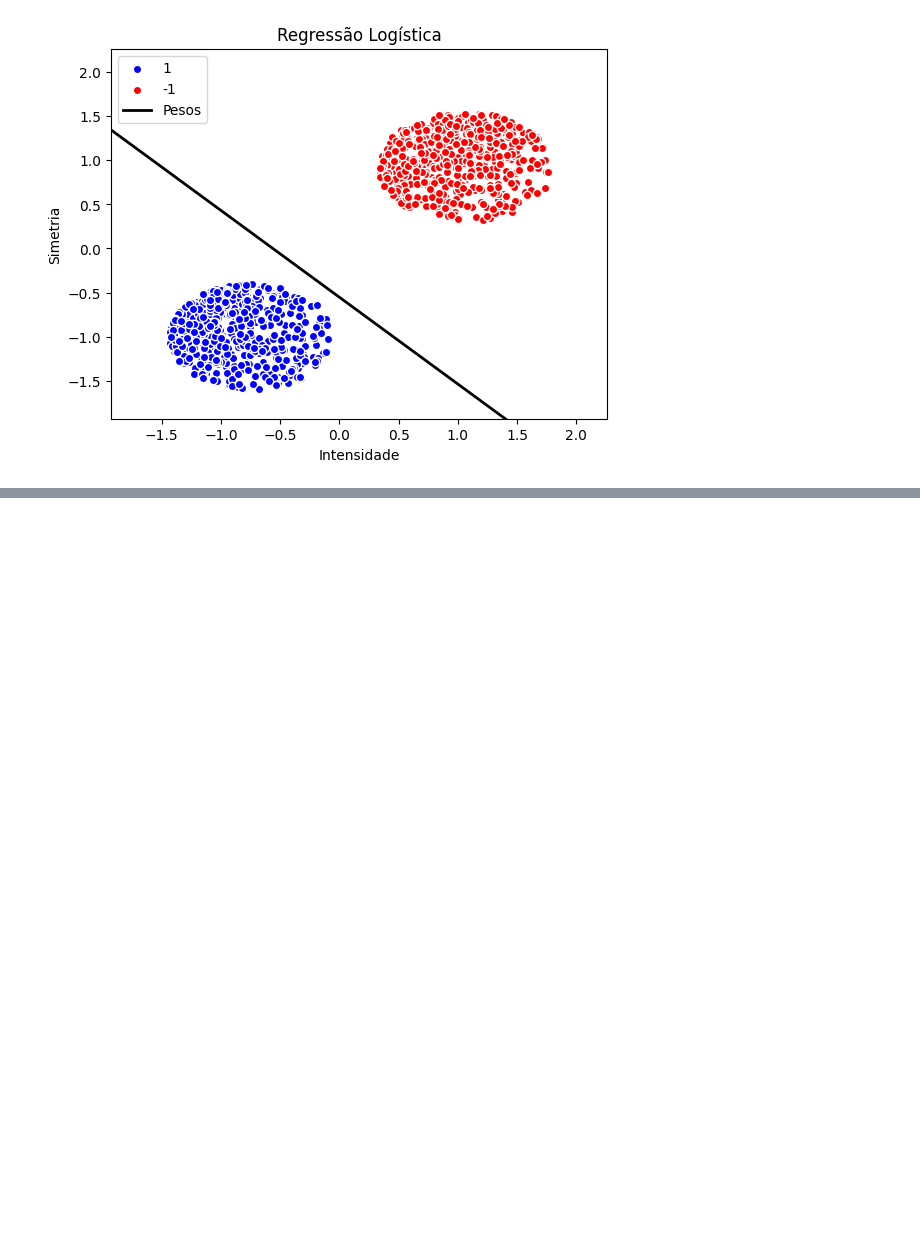
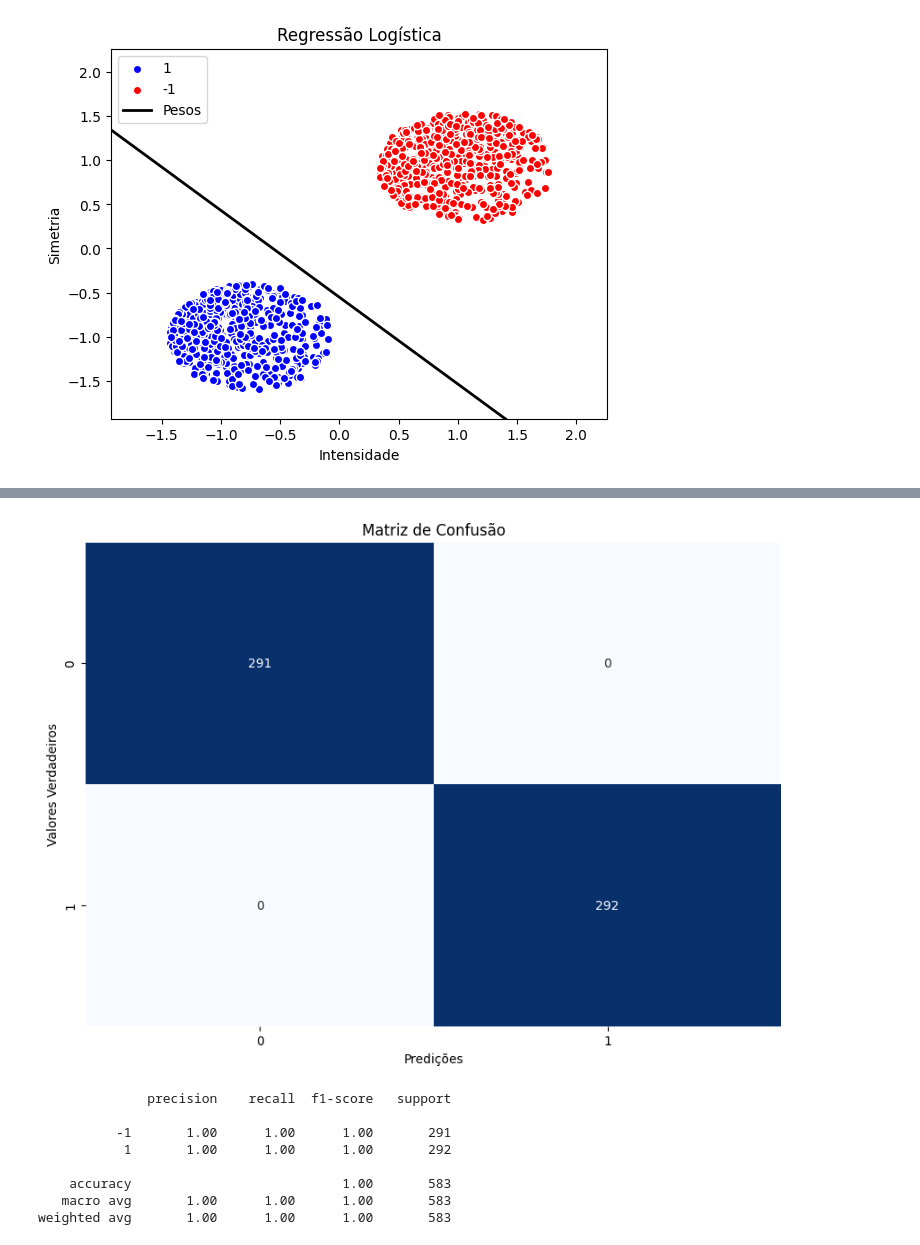
Before and after one commit to Gabyzera/ufpb_am, a Jupyter notebook: reconhecimento_digitos/src/main.ipynb, the cells around one changed output, grey strips where cells are left out. Saved outputs shown, nothing was run; the diff lists cells and outputs as text; code cells hidden in the pictures; blank space fills up the shorter version.

```diff
--- a/reconhecimento_digitos/src/main.ipynb
+++ b/reconhecimento_digitos/src/main.ipynb
@@ -120,0 +154,16 @@ regressao_logistica.plotagem_regressao_logistica(X_train, y_train)
+# %%
+regressao_linear.ajuste(X_test, y_test)
+y_previsao = regressao_linear.prever(X_test)
+
+gerar_matriz_de_confusao(y_test, y_previsao)
+gerar_relatorio_classificacao(y_test, y_previsao)
+# %% [output]
+[figure, added]
+              precision    recall  f1-score   support
+
+          -1       1.00      1.00      1.00       291
+           1       1.00      1.00      1.00       292
+
+    accuracy                           1.00       583
+   macro avg       1.00      1.00      1.00       583
+weighted avg       1.00      1.00      1.00       583
```
Also changed, not shown: parts of 6 cells of this notebook, 1 other file.
